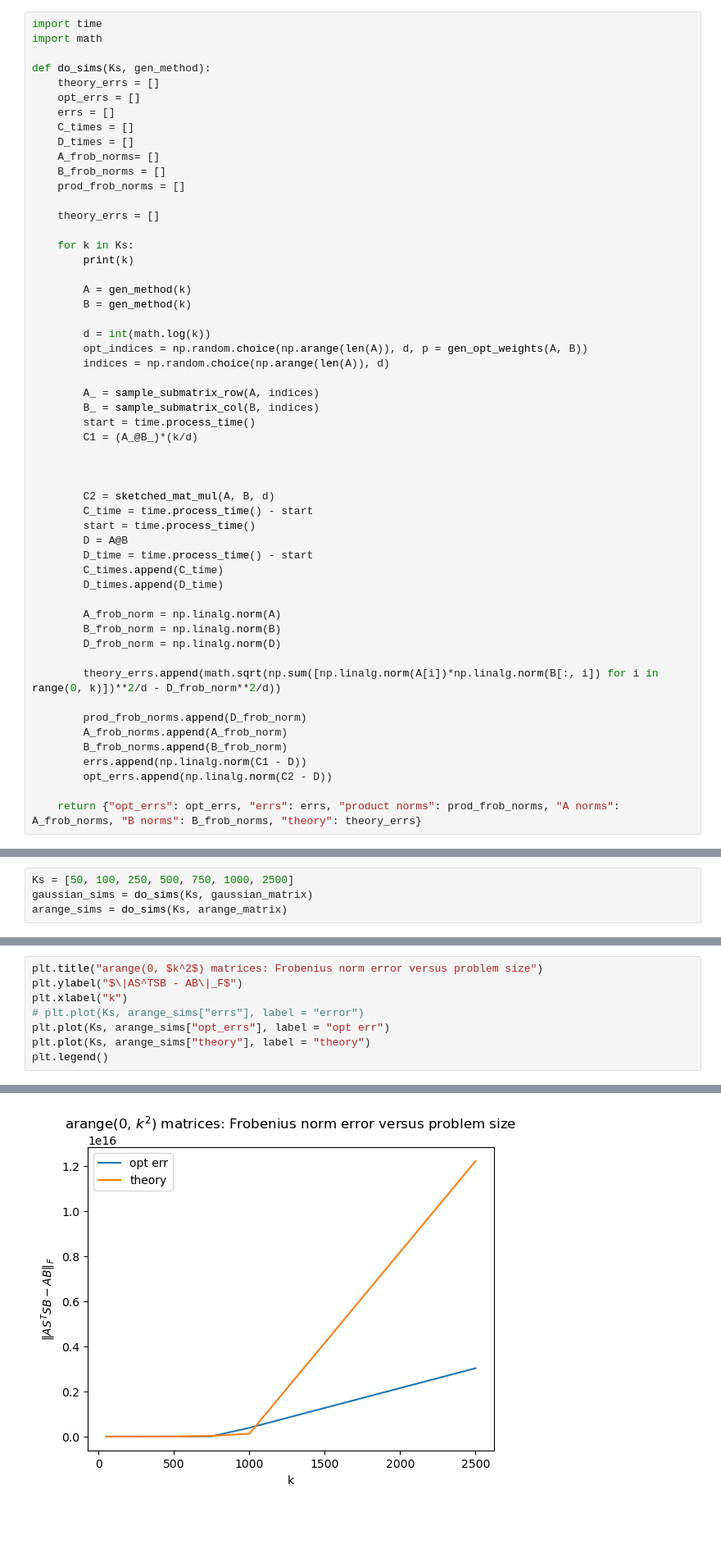
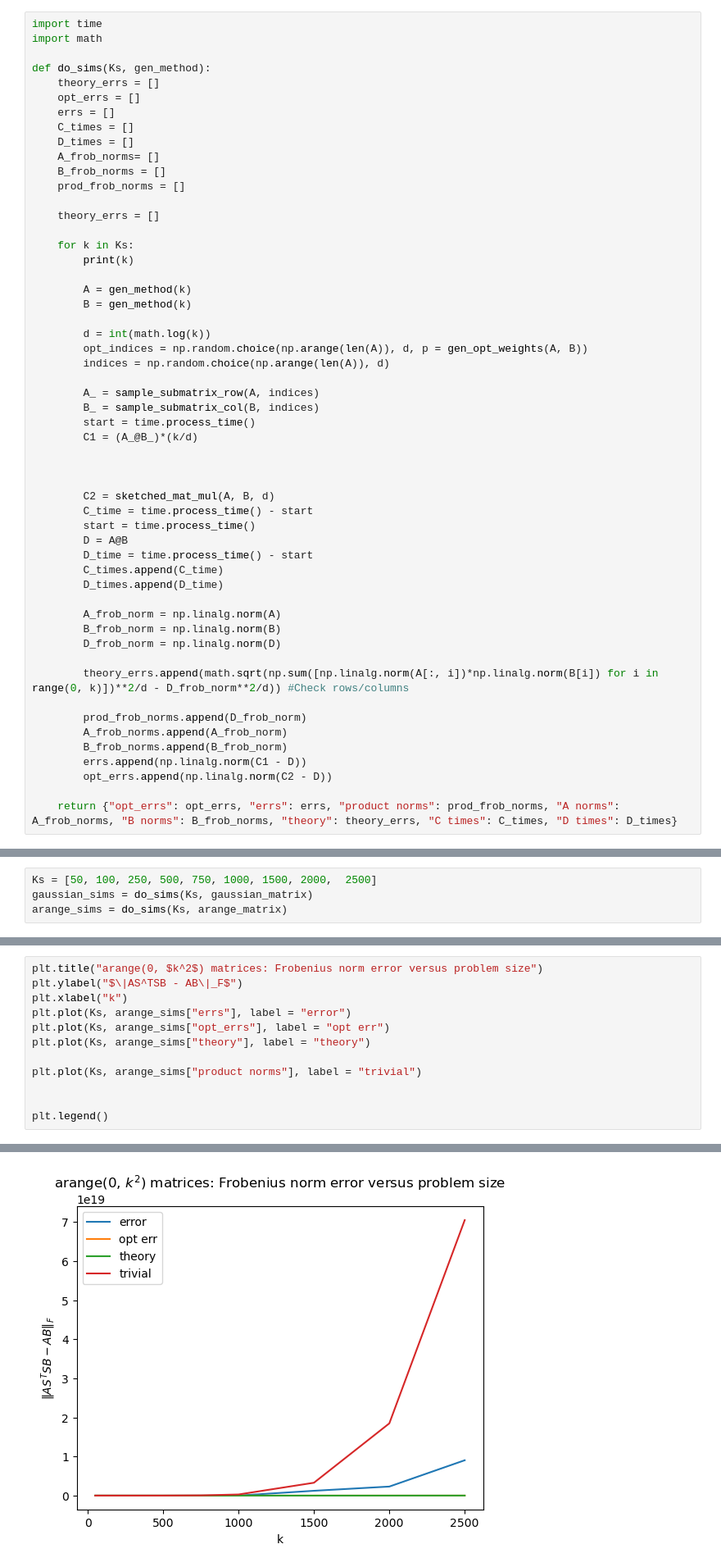
Before and after one commit to bhdsc/rNLA, a Jupyter notebook: matrix_mul.ipynb, the cells around one changed output, grey strips where cells are left out. Shown: that part at 82% size. Drawn from its saved outputs; the diff is of its cells as text; blank space fills up the shorter version.

Commit message:
added compute times. Need to check why trivial estimate of AB = 0 is better in so many cases.

```diff
--- a/matrix_mul.ipynb
+++ b/matrix_mul.ipynb
@@ -83,7 +84,7 @@ def do_sims(Ks, gen_method):
         B_frob_norm = np.linalg.norm(B)
         D_frob_norm = np.linalg.norm(D)
 
-        theory_errs.append(math.sqrt(np.sum([np.linalg.norm(A[i])*np.linalg.norm(B[:, i]) for i in range(0, k)])**2/d - D_frob_norm**2/d))
+        theory_errs.append(math.sqrt(np.sum([np.linalg.norm(A[:, i])*np.linalg.norm(B[i]) for i in range(0, k)])**2/d - D_frob_norm**2/d)) #Check rows/columns
 
         prod_frob_norms.append(D_frob_norm)
         A_frob_norms.append(A_frob_norm)
@@ -91,7 +92,7 @@ def do_sims(Ks, gen_method):
         errs.append(np.linalg.norm(C1 - D))
         opt_errs.append(np.linalg.norm(C2 - D))
 
-    return {"opt_errs": opt_errs, "errs": errs, "product norms": prod_frob_norms, "A norms": A_frob_norms, "B norms": B_frob_norms, "theory": theory_errs}
+    return {"opt_errs": opt_errs, "errs": errs, "product norms": prod_frob_norms, "A norms": A_frob_norms, "B norms": B_frob_norms, "theory": theory_errs, "C times": C_times, "D times": D_times}
 # %%
 def gaussian_matrix(k):
     return np.random.normal(0, 1, k**2).reshape(k, k)
@@ -103,7 +104,7 @@ from scipy.stats import ortho_group
 def scale_and_rotate(k):
     return ortho_group.rvs(k)@np.diag(np.ones(k)/math.sqrt(k))
 # %%
-Ks = [50, 100, 250, 500, 750, 1000, 2500]
+Ks = [50, 100, 250, 500, 750, 1000, 1500, 2000,  2500]
 gaussian_sims = do_sims(Ks, gaussian_matrix)
 arange_sims = do_sims(Ks, arange_matrix)
 # %% [output]
@@ -163,11 +187,15 @@ plt.legend()
 # %%
 plt.title("arange(0, $k^2$) matrices: Frobenius norm error versus problem size")
 plt.ylabel("$\|AS^TSB - AB\|_F$")
 plt.xlabel("k")
-# plt.plot(Ks, arange_sims["errs"], label = "error")
+plt.plot(Ks, arange_sims["errs"], label = "error")
 plt.plot(Ks, arange_sims["opt_errs"], label = "opt err")
 plt.plot(Ks, arange_sims["theory"], label = "theory")
+
+plt.plot(Ks, arange_sims["product norms"], label = "trivial")
+
+
 plt.legend()
 # %% [output]
 <matplotlib.legend.Legend at 0x...>
-[figure, old version]
+[figure, new version]
```
Also changed, not shown: parts of 10 cells of this notebook.
